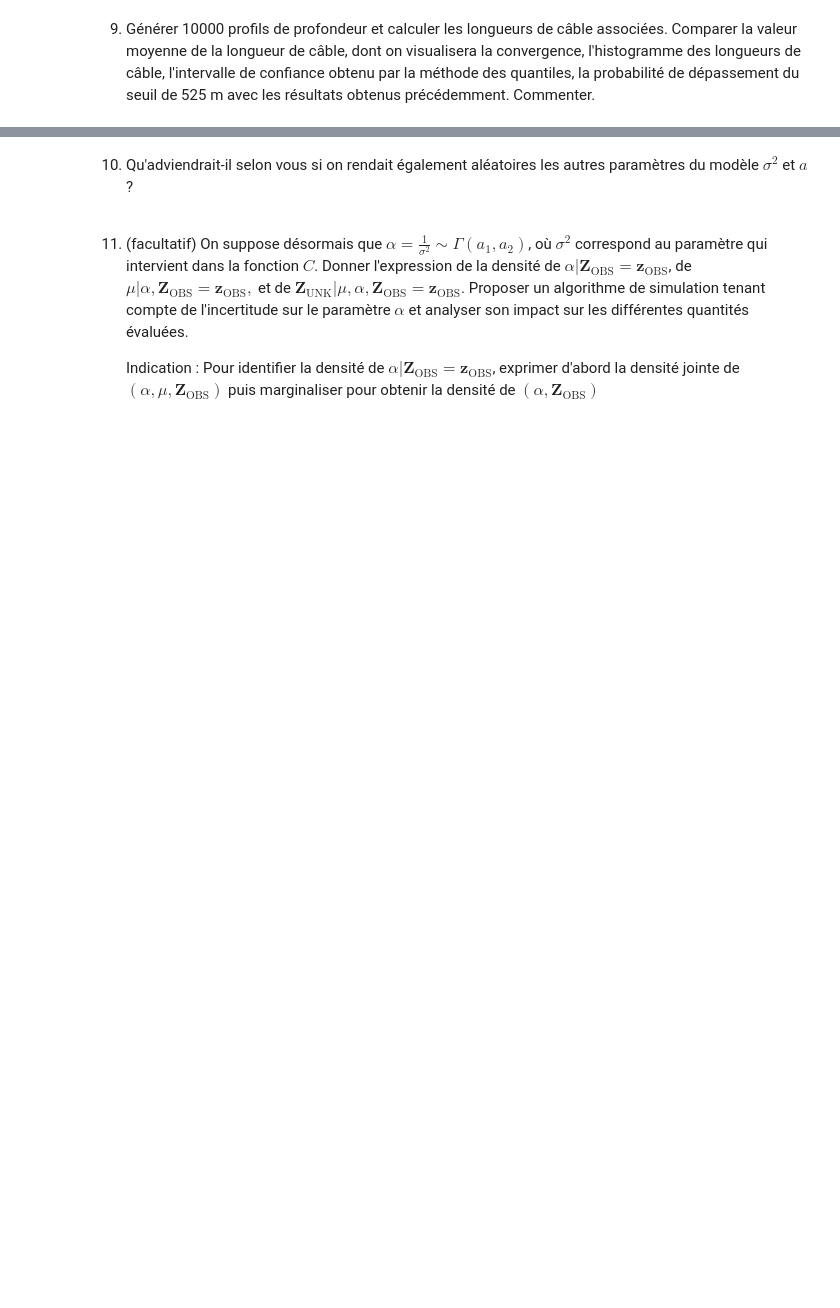
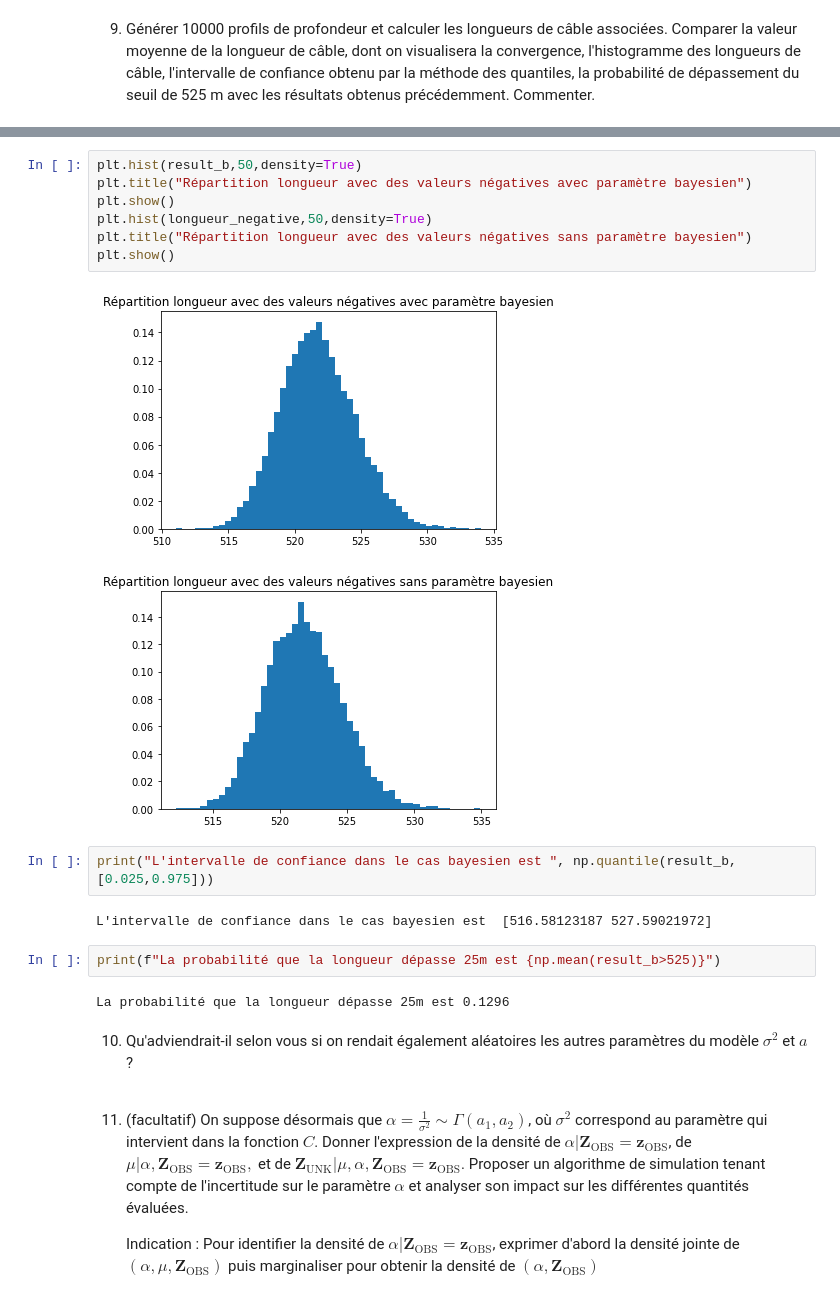
Before and after one commit to PaulineVehrle/Projet-numerique-proba, a Jupyter notebook: Projet numérique de Probabilités 2021.ipynb, the cells around one changed output, grey strips where cells are left out. Cells and saved outputs as stored; diff of their text form; blank space fills up the shorter version.

```diff
--- a/Projet numérique de Probabilités 2021.ipynb
+++ b/Projet numérique de Probabilités 2021.ipynb
@@ -512,3 +526,21 @@ print(_)
+# %%
+plt.hist(result_b,50,density=True)
+plt.title("Répartition longueur avec des valeurs négatives avec paramètre bayesien")
+plt.show()
+plt.hist(longueur_negative,50,density=True)
+plt.title("Répartition longueur avec des valeurs négatives sans paramètre bayesien")
+plt.show()
+# %% [output]
+[figure, added]
+[figure, added]
+# %%
+print("L'intervalle de confiance dans le cas bayesien est ", np.quantile(result_b,[0.025,0.975]))
+# %% [output]
+L'intervalle de confiance dans le cas bayesien est  [516.58123187 527.59021972]
+# %%
+print(f"La probabilité que la longueur dépasse 25m est {np.mean(result_b>525)}")
+# %% [output]
+La probabilité que la longueur dépasse 25m est 0.1296
 # %% [markdown]
 10. Qu'adviendrait-il selon vous si on rendait également aléatoires les autres paramètres du modèle $\sigma^2$ et $a$ ?
 # %% [markdown]
```
Also changed, not shown: parts of 18 cells of this notebook.
